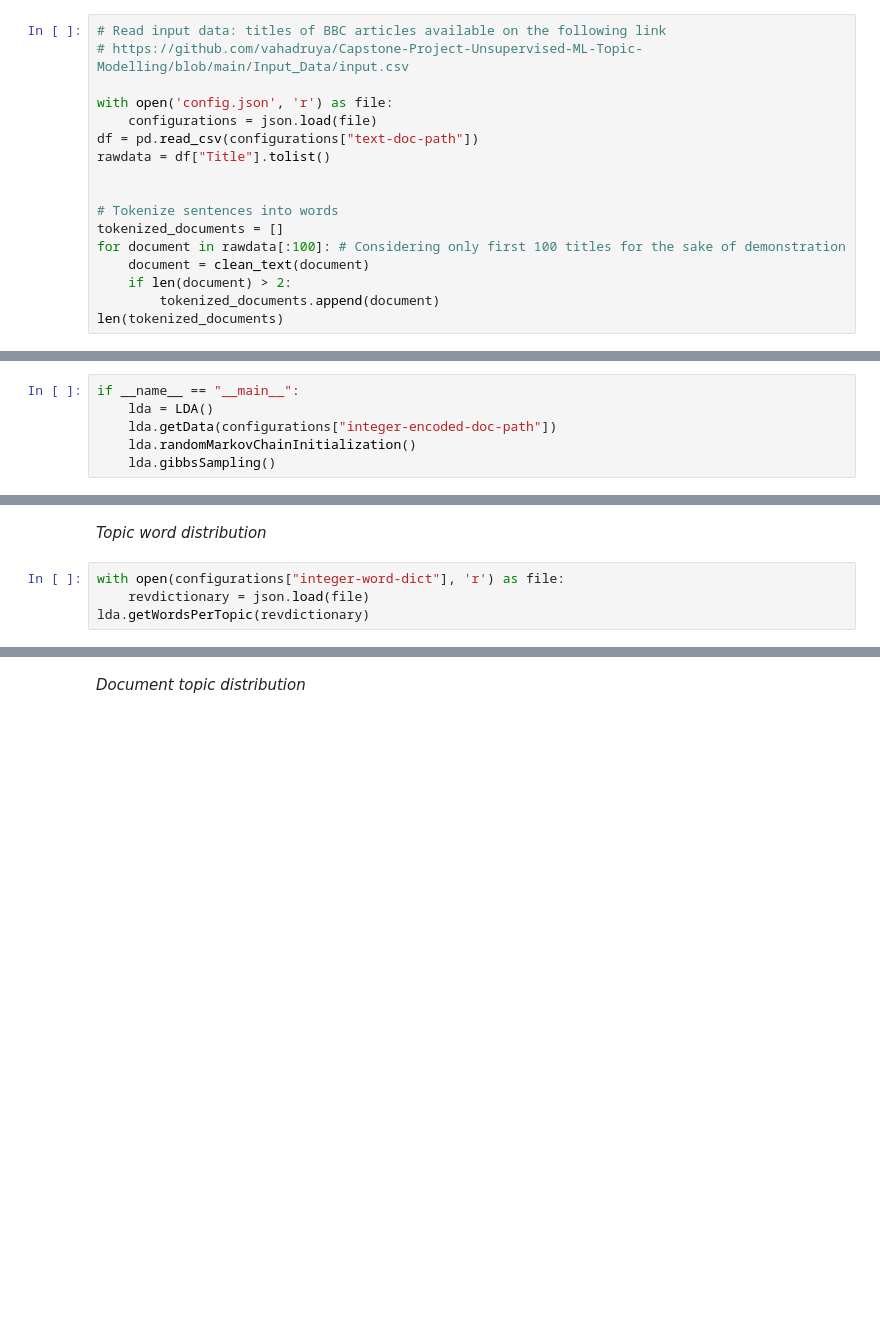
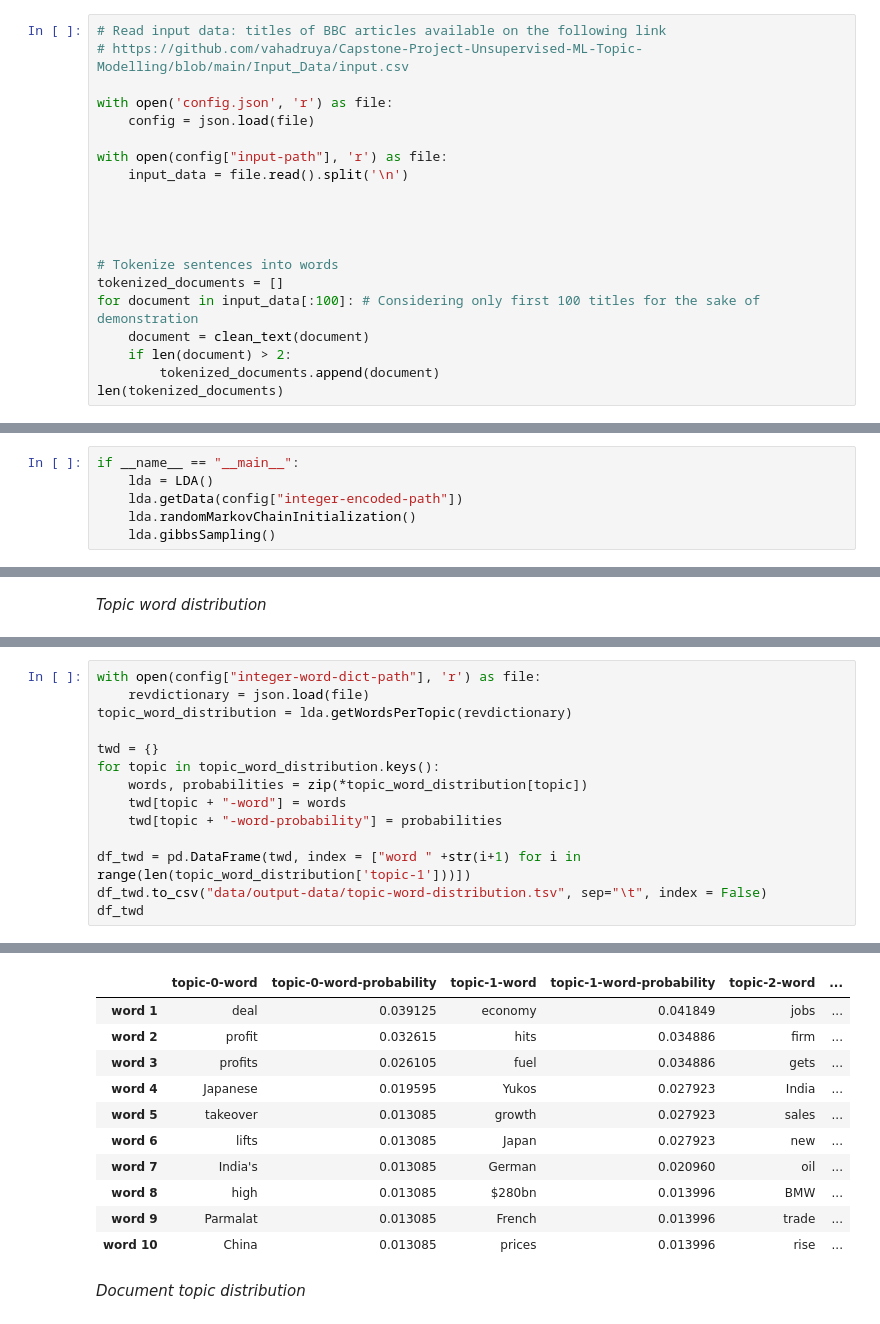
Before and after one commit to taimoorkhan-nlp/latent_dirichlet_allocation, a Jupyter notebook: LDA-collapsed-gibbs-sampling.ipynb, the cells around one changed output, grey strips where cells are left out. Saved outputs shown, nothing was run; the diff lists cells and outputs as text; blank space fills up the shorter version.

```diff
--- a/LDA-collapsed-gibbs-sampling.ipynb
+++ b/LDA-collapsed-gibbs-sampling.ipynb
@@ -59,14 +76,17 @@ def clean_text(text):
 # https://github.com/vahadruya/Capstone-Project-Unsupervised-ML-Topic-Modelling/blob/main/Input_Data/input.csv
 
 with open('config.json', 'r') as file:
-    configurations = json.load(file)
-df = pd.read_csv(configurations["text-doc-path"])
-rawdata = df["Title"].tolist()
+    config = json.load(file)
+
+with open(config["input-path"], 'r') as file:
+    input_data = file.read().split('\n')
+
+
 
 
 # Tokenize sentences into words
 tokenized_documents = []
-for document in rawdata[:100]: # Considering only first 100 titles for the sake of demonstration
+for document in input_data[:100]: # Considering only first 100 titles for the sake of demonstration
     document = clean_text(document)
     if len(document) > 2:
         tokenized_documents.append(document)
@@ -384,7 +407,7 @@ class LDA:
 # %%
 if __name__ == "__main__":
     lda = LDA()
-    lda.getData(configurations["integer-encoded-doc-path"])
+    lda.getData(config["integer-encoded-path"])
     lda.randomMarkovChainInitialization()
     lda.gibbsSampling()
 # %% [markdown]
@@ -406,7 +429,3 @@ The three latent topics determind from this dataset are labeled as Topic 0, Topi
 These three topics gives a general idea of the topics covered in the data.
 # %% [markdown]
 *Topic word distribution*
-# %%
-with open(configurations["integer-word-dict"], 'r') as file:
-    revdictionary = json.load(file)
-lda.getWordsPerTopic(revdictionary)
@@ -448,0 +483,15 @@ Topic 0:0.125   Topic 1:0.25    Topic 2:0.625
+# %%
+with open(config["integer-word-dict-path"], 'r') as file:
+    revdictionary = json.load(file)
+topic_word_distribution = lda.getWordsPerTopic(revdictionary)
+
+twd = {}
+for topic in topic_word_distribution.keys():
+    words, probabilities = zip(*topic_word_distribution[topic])
+    twd[topic + "-word"] = words
+    twd[topic + "-word-probability"] = probabilities
+
+df_twd = pd.DataFrame(twd, index = ["word " +str(i+1) for i in range(len(topic_word_distribution['topic-1']))])
+df_twd.to_csv("data/output-data/topic-word-distribution.tsv", sep="\t", index = False)
+df_twd
+# %% [output]
@@ -449,3 +506,14 @@ Topic 0:0.125   Topic 1:0.25    Topic 2:0.625
+|  | topic-0-word | topic-0-word-probability | topic-1-word | topic-1-word-probability | topic-2-word | ... |
+| word 1 | deal | 0.039125 | economy | 0.041849 | jobs | ... |
+| word 2 | profit | 0.032615 | hits | 0.034886 | firm | ... |
+| word 3 | profits | 0.026105 | fuel | 0.034886 | gets | ... |
+| word 4 | Japanese | 0.019595 | Yukos | 0.027923 | India | ... |
+| word 5 | takeover | 0.013085 | growth | 0.027923 | sales | ... |
+| word 6 | lifts | 0.013085 | Japan | 0.027923 | new | ... |
+| word 7 | India's | 0.013085 | German | 0.020960 | oil | ... |
+| word 8 | high | 0.013085 | $280bn | 0.013996 | BMW | ... |
+| word 9 | Parmalat | 0.013085 | French | 0.013996 | trade | ... |
+| word 10 | China | 0.013085 | prices | 0.013996 | rise | ... |
 # %% [markdown]
 *Document topic distribution*
 # %% [markdown]
```
Also changed, not shown: parts of 21 cells of this notebook, 8 other files.
